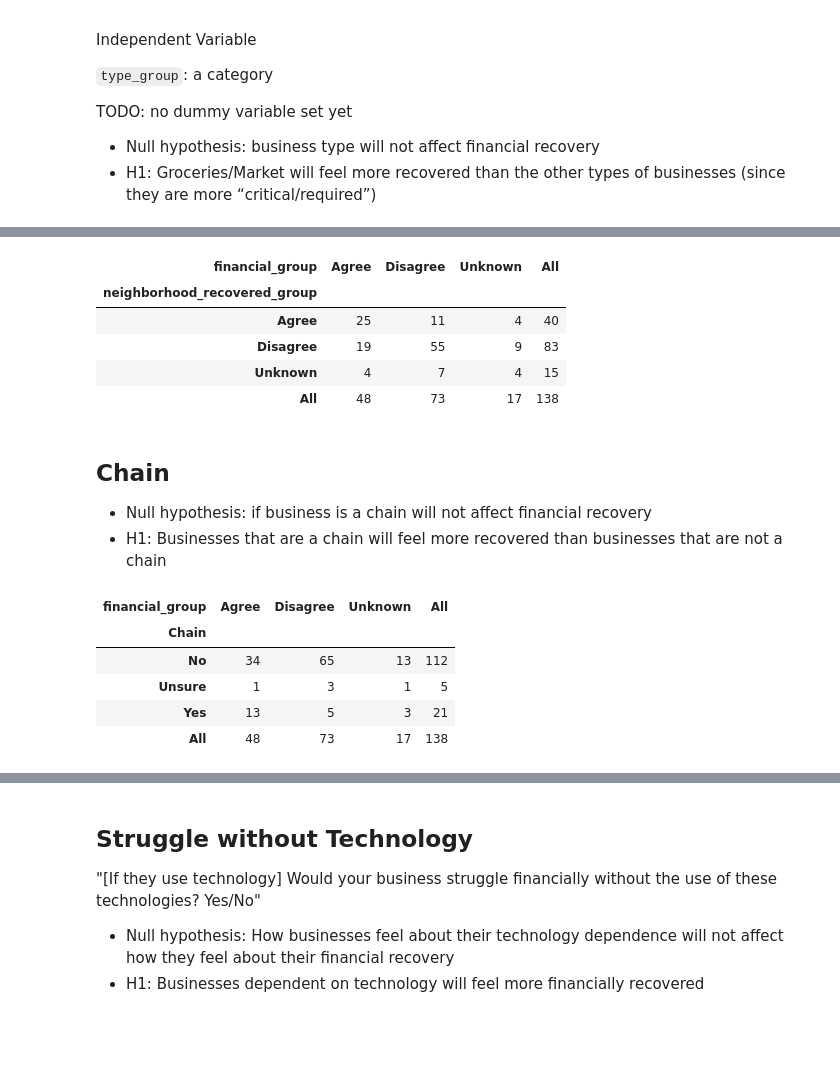
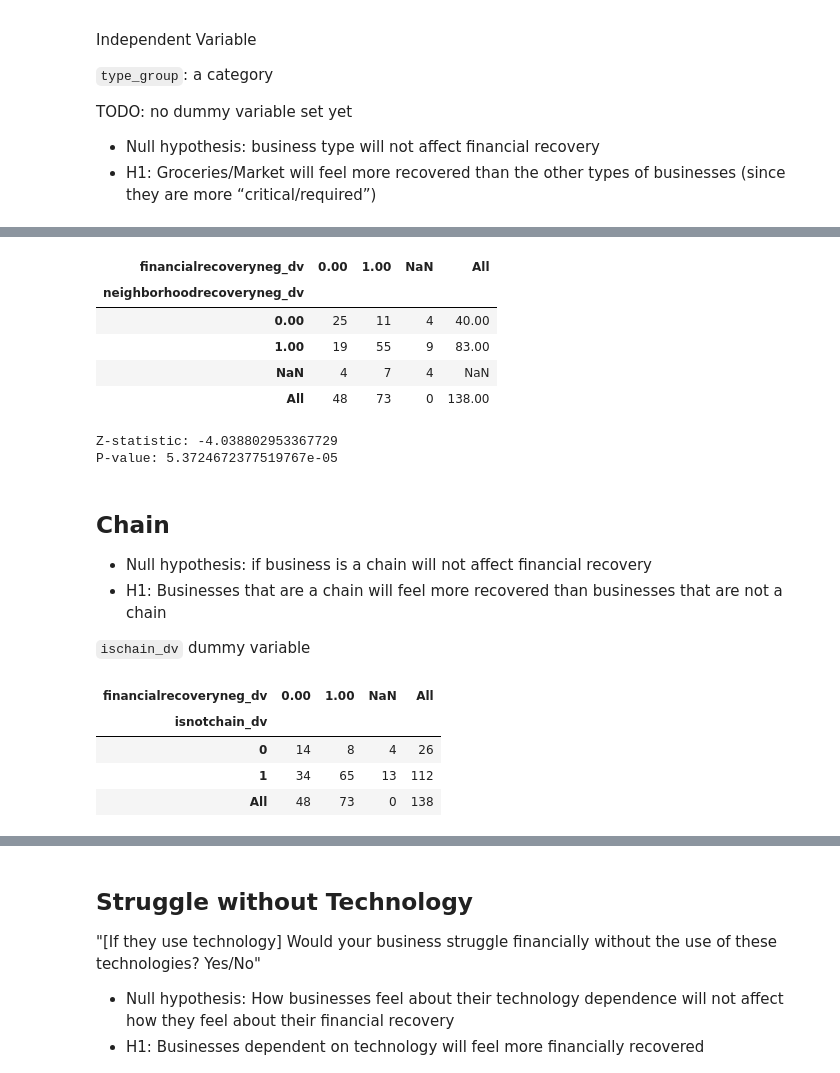
Before and after one commit to mbecica/business-survey-201, a Jupyter notebook: financial-stability.ipynb, the cells around one changed output, grey strips where cells are left out. Cells and saved outputs as stored; diff of their text form; code cells hidden in the pictures; blank space fills up the shorter version.

Commit message:
more stat analysis

```diff
--- a/financial-stability.ipynb
+++ b/financial-stability.ipynb
@@ -95,4 +165,13 @@ business_type_mapping = {
     "Grocery/Market": "Grocery/Market",
     "Other":"Other"
 }
+grocery_dv = {
+    "Grocery/Market": 1,
+    "Restaurant/Bar": 0,
+    "Retail and/or Services": 0,
+    "Other": 0
+}
 business_df["type_group"] = business_df["type"].map(business_type_mapping)
+
+business_df["grocery_dv"] = business_df["type_group"].map(grocery_dv)
+pd.crosstab(index=business_df["grocery_dv"], columns=business_df["financial_group"], dropna=False, margins=True, normalize=True)
@@ -103,4 +202,22 @@ TODO: no dummy variable set yet
 # %%
+berkeley_map = {
+    "Berkeley":1,
+    "Downtown Oakland":0,
+    "Fruitvale":0,
+    "Mission":0,
+    "SF Chinatown":0,
+}
+mission_map = {
+    "Berkeley":0,
+    "Downtown Oakland":0,
+    "Fruitvale":0,
+    "Mission":1,
+    "SF Chinatown":0,
+}
+
+business_df['berkeley_dv'] = business_df['Neighborhood'].map(berkeley_map)
+business_df['mission_dv'] = business_df['Neighborhood'].map(mission_map)
+
 # Neighborhood
-pd.crosstab(index=business_df["Neighborhood"], columns="total", dropna=False)
+pd.crosstab(index=business_df["mission_dv"], columns=business_df["financial_group"], dropna=False, margins=True)
 # %% [output]
@@ -127,3 +265,4 @@ business_df.fillna(value={"neighborhood_recovered_group": "Unknown"}, inplace =
 
 # Set dummy variables
 business_df['neighborhoodrecovery_dv'] = business_df['neighborhood_recovered_group'].map(nominal_mapping)
+business_df['neighborhoodrecoveryneg_dv'] = business_df['neighborhood_recovered_group'].map(nominal_mapping_neg)
@@ -130,17 +277,31 @@ business_df['neighborhoodrecovery_dv'] = business_df['neighborhood_recovered_gro
 # %%
-pd.crosstab(index=business_df["neighborhood_recovered_group"], columns=business_df["financial_group"], dropna=False, margins=True)
+pd.crosstab(index=business_df["neighborhoodrecoveryneg_dv"], columns=business_df["financialrecoveryneg_dv"], dropna=False, margins=True)
 # %% [output]
-| financial_group | Agree | Disagree | Unknown | All |
-| neighborhood_recovered_group |  |  |  |  |
-| Agree | 25 | 11 | 4 | 40 |
-| Disagree | 19 | 55 | 9 | 83 |
-| Unknown | 4 | 7 | 4 | 15 |
-| All | 48 | 73 | 17 | 138 |
+| financialrecoveryneg_dv | 0.00 | 1.00 | NaN | All |
+| neighborhoodrecoveryneg_dv |  |  |  |  |
+| 0.00 | 25 | 11 | 4 | 40.00 |
+| 1.00 | 19 | 55 | 9 | 83.00 |
+| NaN | 4 | 7 | 4 | NaN |
+| All | 48 | 73 | 0 | 138.00 |
+# %%
+# Test for Statistical Significance
+nrecovery_sdf = business_df.copy()
+nrecovery_sdf.dropna(subset=['neighborhoodrecoveryneg_dv'], inplace=True)
+
+stat, pval = ztest_proportions(nrecovery_sdf, 'neighborhoodrecoveryneg_dv', 'financialrecoveryneg_dv')
+# Output results
+print(f"\nZ-statistic: {stat}")
+print(f"P-value: {pval}")
+# %% [output]
+Z-statistic: -4.038802953367729
+P-value: 5.3724672377519767e-05
 # %% [markdown]
 ## Chain
 
 * Null hypothesis: if business is a chain will not affect financial recovery
 * H1: Businesses that are a chain will feel more recovered than businesses that are not a chain
+
+`ischain_dv` dummy variable
 # %%
 # Set dummy variable
 chain_mapping = {
@@ -148,13 +309,18 @@ chain_mapping = {
     "Yes":1,
     "Unsure":0
 }
-business_df['ischain_df'] = business_df["Chain"].map(chain_mapping)
+chainneg_mapping = {
+    "No":1,
+    "Yes":0,
+    "Unsure":0
+}
+business_df['ischain_dv'] = business_df["Chain"].map(chain_mapping)
+business_df['isnotchain_dv'] = business_df["Chain"].map(chainneg_mapping)
 # %%
-pd.crosstab(index=business_df["Chain"], columns=business_df["financial_group"], dropna=False, margins=True)
+pd.crosstab(index=business_df["isnotchain_dv"], columns=business_df["financialrecoveryneg_dv"], dropna=False, margins=True)
 # %% [output]
-| financial_group | Agree | Disagree | Unknown | All |
-| Chain |  |  |  |  |
-| No | 34 | 65 | 13 | 112 |
-| Unsure | 1 | 3 | 1 | 5 |
-| Yes | 13 | 5 | 3 | 21 |
-| All | 48 | 73 | 17 | 138 |
+| financialrecoveryneg_dv | 0.00 | 1.00 | NaN | All |
+| isnotchain_dv |  |  |  |  |
+| 0 | 14 | 8 | 4 | 26 |
+| 1 | 34 | 65 | 13 | 112 |
+| All | 48 | 73 | 0 | 138 |
```
Also changed, not shown: parts of 41 cells of this notebook.
